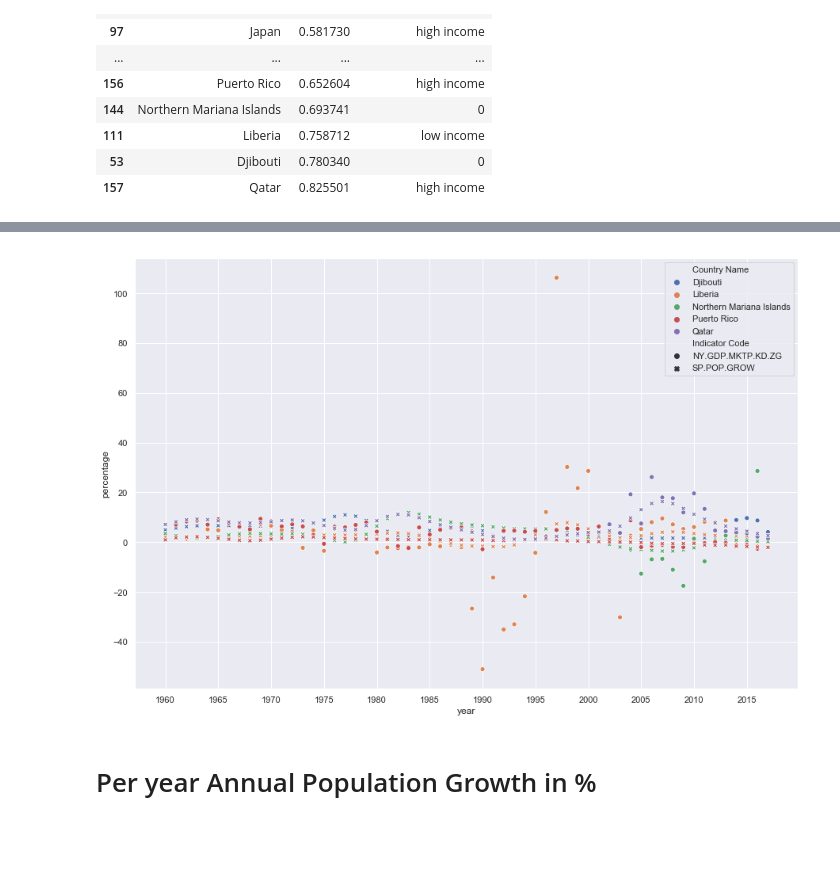
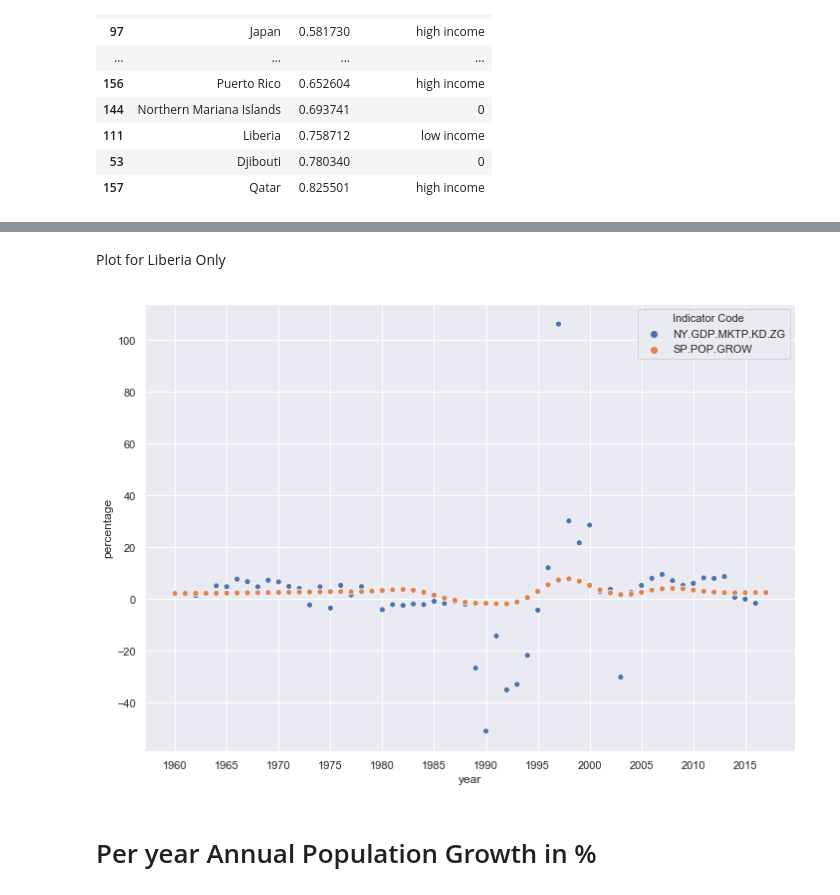
Before and after one commit to nilesh0109/Research-Methods, a Jupyter notebook: Task4/christopher_kavish_nilesh.ipynb, the cells around one changed output, grey strips where cells are left out. Drawn from its saved outputs; the diff is of its cells as text; code cells hidden in the pictures; blank space fills up the shorter version.

```diff
--- a/Task4/christopher_kavish_nilesh.ipynb
+++ b/Task4/christopher_kavish_nilesh.ipynb
@@ -172,5 +177,4 @@ high_corr
 # %%
 merged_data2 = merged_data.reset_index()
-merged_data2 = merged_data2[merged_data2['Country Name'].isin(high_corr.iloc[-5:]['Country Name'].tolist())].drop(columns=['Indicator Name', 'Country Code']);
+merged_data2 = merged_data2[merged_data2['Country Name'].isin(high_corr.iloc[:]['Country Name'].tolist())].drop(columns=['Indicator Name', 'Country Code']);
 merged_data2 = merged_data2.reset_index().drop(columns=['index'])
-merged_data2
@@ -192,10 +193,11 @@ merged_data2 = merged_data2.melt(id_vars=['Country Name','Indicator Code'], var_
+# %% [markdown]
+Plot for Liberia Only
 # %%
-fig = plt.figure(figsize=(15,10))
-fig = sns.scatterplot(data = merged_data2 , x = 'year', y='percentage', style='Indicator Code', hue="Country Name");
+fig = sns.scatterplot(data = merged_data2[merged_data2['Country Name'] == 'Liberia'] , x = 'year', y='percentage', hue="Indicator Code");
 plt.xticks(merged_data.columns[2::5]);
 plt.show(fig)
 # %% [output]
-[figure, old version]
+[figure, new version]
 # %% [markdown]
 # Per year Annual Population Growth in %
 # %%
```
Also changed, not shown: parts of 6 cells of this notebook.
